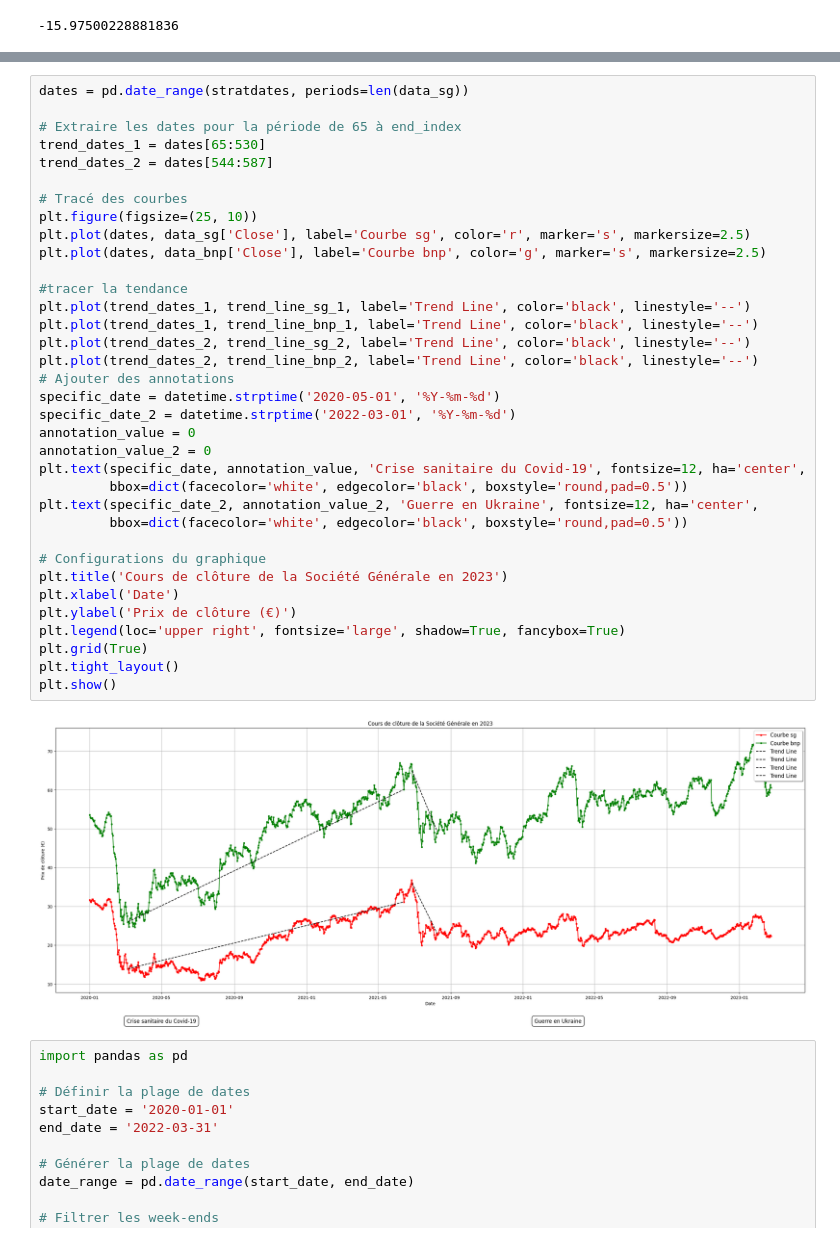
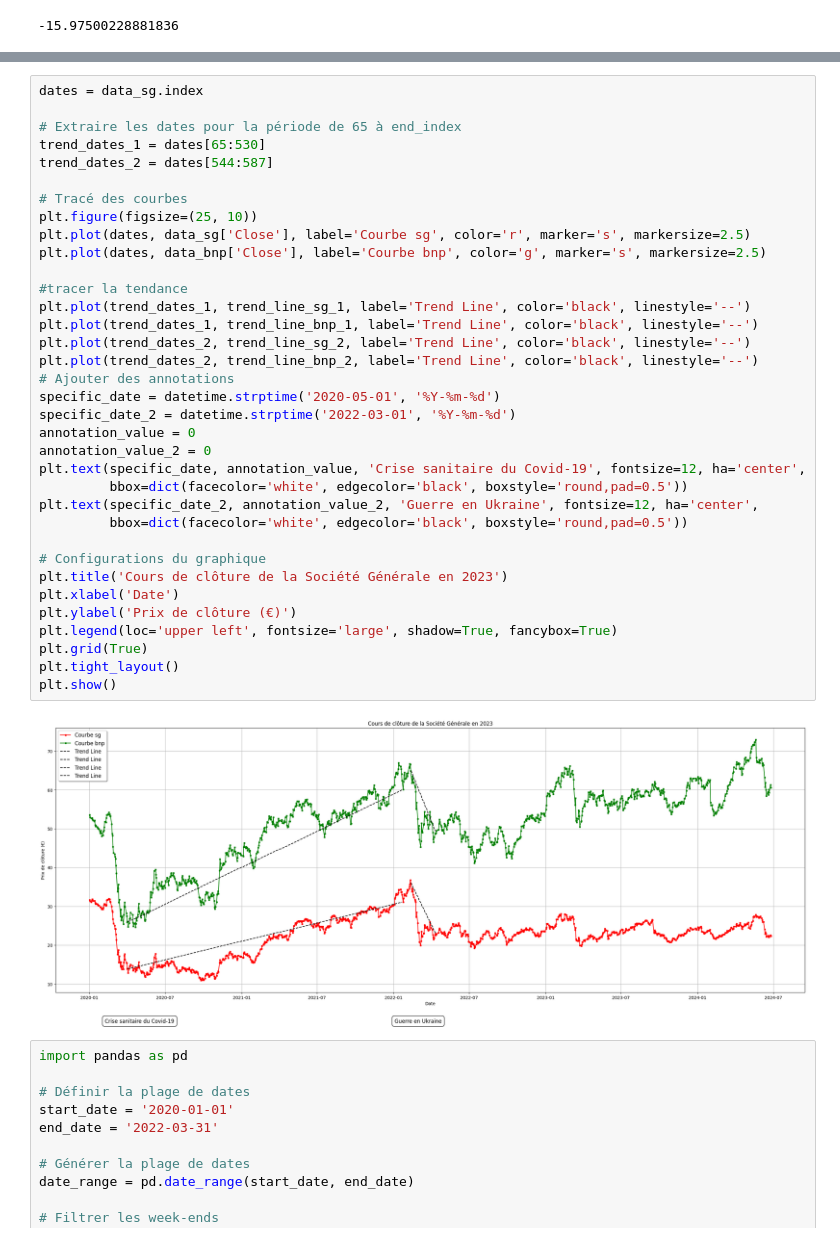
Before and after one commit to douaabllg/Workspace-Douaa, a Jupyter notebook: data_viz.ipynb, the cells around one changed output, grey strips where cells are left out. Saved outputs shown, nothing was run; the diff lists cells and outputs as text.

```diff
--- a/data_viz.ipynb
+++ b/data_viz.ipynb
@@ -285,40 +313,40 @@ trend_line_bnp_2= [start_value_bnp_2 + daily_growth_bnp_2 * (x - 544) for x in x
 # %%
-dates = pd.date_range(stratdates, periods=len(data_sg))
+dates = data_sg.index
 
 # Extraire les dates pour la période de 65 à end_index
 trend_dates_1 = dates[65:530]
 trend_dates_2 = dates[544:587]
 
 # Tracé des courbes
 plt.figure(figsize=(25, 10))
 plt.plot(dates, data_sg['Close'], label='Courbe sg', color='r', marker='s', markersize=2.5)
 plt.plot(dates, data_bnp['Close'], label='Courbe bnp', color='g', marker='s', markersize=2.5)
 
 #tracer la tendance
 plt.plot(trend_dates_1, trend_line_sg_1, label='Trend Line', color='black', linestyle='--')
 plt.plot(trend_dates_1, trend_line_bnp_1, label='Trend Line', color='black', linestyle='--')
 plt.plot(trend_dates_2, trend_line_sg_2, label='Trend Line', color='black', linestyle='--')
 plt.plot(trend_dates_2, trend_line_bnp_2, label='Trend Line', color='black', linestyle='--')
 # Ajouter des annotations
 specific_date = datetime.strptime('2020-05-01', '%Y-%m-%d')
 specific_date_2 = datetime.strptime('2022-03-01', '%Y-%m-%d')
 annotation_value = 0
 annotation_value_2 = 0
 plt.text(specific_date, annotation_value, 'Crise sanitaire du Covid-19', fontsize=12, ha='center',
          bbox=dict(facecolor='white', edgecolor='black', boxstyle='round,pad=0.5'))
 plt.text(specific_date_2, annotation_value_2, 'Guerre en Ukraine', fontsize=12, ha='center',
          bbox=dict(facecolor='white', edgecolor='black', boxstyle='round,pad=0.5'))
 
 # Configurations du graphique
 plt.title('Cours de clôture de la Société Générale en 2023')
 plt.xlabel('Date')
 plt.ylabel('Prix de clôture (€)')
-plt.legend(loc='upper right', fontsize='large', shadow=True, fancybox=True)
+plt.legend(loc='upper left', fontsize='large', shadow=True, fancybox=True)
 plt.grid(True)
 plt.tight_layout()
 plt.show()
 # %% [output]
-[figure, old version]
+[figure, new version]
 # %%
 import pandas as pd
 
```
Also changed, not shown: parts of 15 cells of this notebook.
